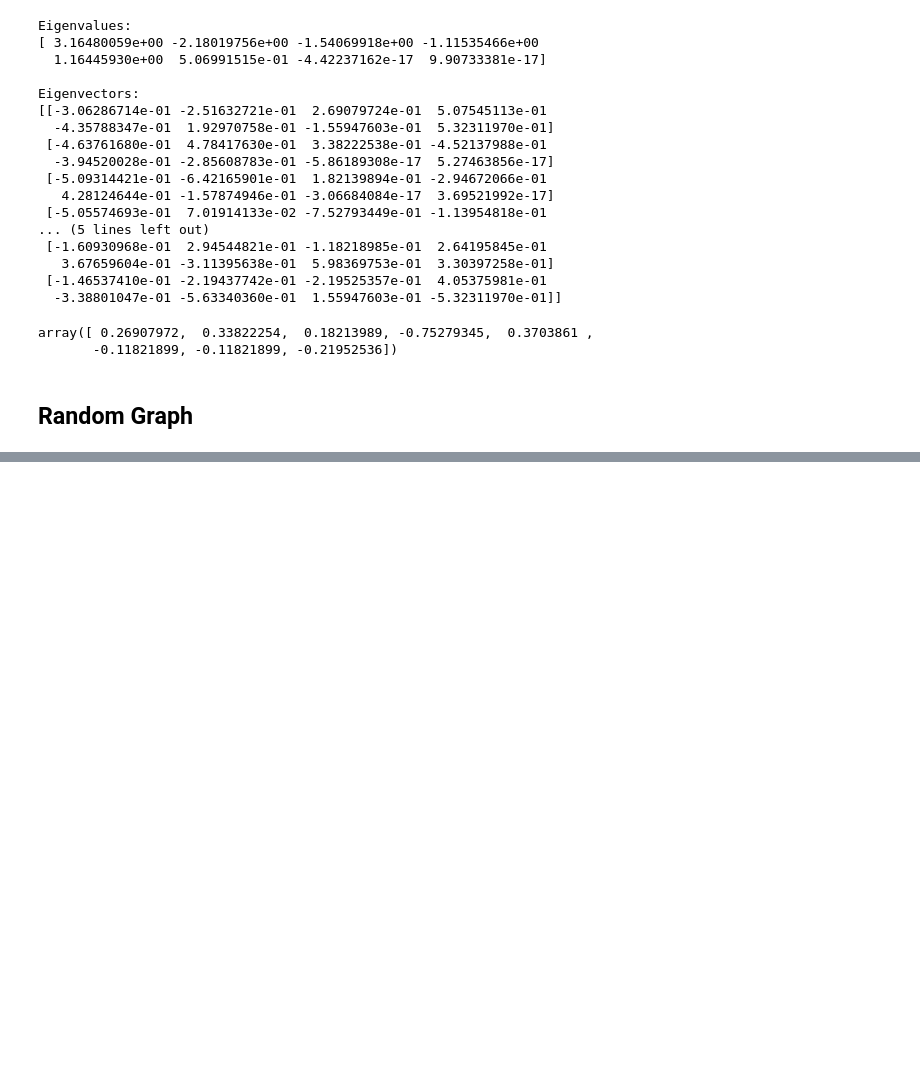
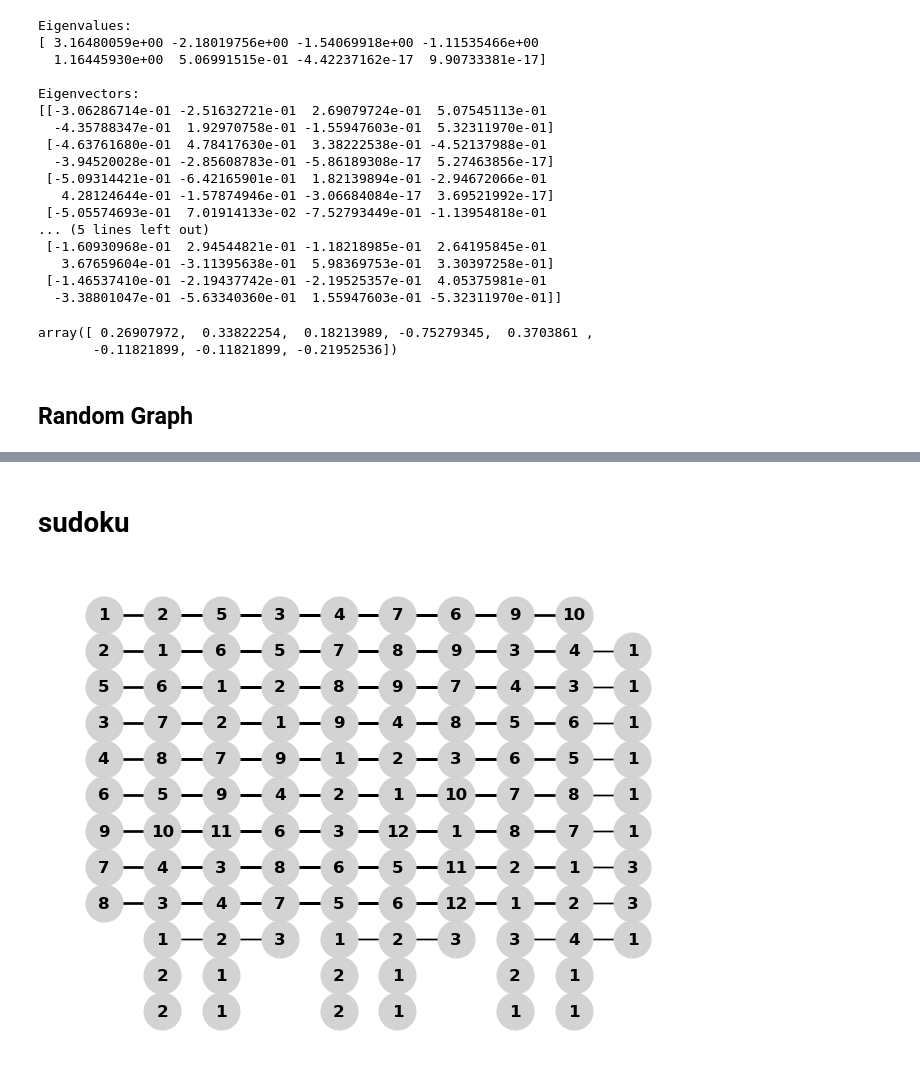
Before and after one commit to francoisbonnard/Math, a Jupyter notebook: graph/networkx.ipynb, the cells around one changed output, grey strips where cells are left out. Drawn from its saved outputs; the diff is of its cells as text; code cells hidden in the pictures; blank space fills up the shorter version.

```diff
--- a/graph/networkx.ipynb
+++ b/graph/networkx.ipynb
@@ -235,0 +236,56 @@ plt.show()
+# %% [markdown]
+# sudoku
+# %%
+import networkx as nx
+import matplotlib.pyplot as plt
+
+def create_sudoku_graph():
+    G = nx.Graph()
+
+    # Ajouter les nœuds représentant les cellules du Sudoku
+    for i in range(1, 10):
+        for j in range(1, 10):
+            G.add_node((i, j))
+
+    # Ajouter les arêtes pour les contraintes du Sudoku
+    for i in range(1, 10):
+        for j in range(1, 10):
+            for k in range(j+1, 10):
+                G.add_edge((i, j), (i, k))  # Contraintes de la même ligne
+                G.add_edge((j, i), (k, i))  # Contraintes de la même colonne
+
+    # Ajouter les arêtes pour les contraintes des blocs
+    for i in range(1, 10, 3):
+        for j in range(1, 10, 3):
+            for k in range(1, 4):
+                for l in range(1, 4):
+                    for m in range(l+1, 4):
+                        G.add_edge((i+k, j+l), (i+k, j+m))
+                        G.add_edge((i+k, j+l), (i+k+1, j+l))
+                        G.add_edge((i+k, j+l), (i+k+2, j+l))
+                        G.add_edge((i+k, j+l), (i+k, j+m))
+                        G.add_edge((i+k, j+l), (i+k+1, j+l))
+                        G.add_edge((i+k, j+l), (i+k+2, j+l))
+
+    return G
+
+def solve_sudoku():
+    G = create_sudoku_graph()
+
+    # Coloration du graphe avec NetworkX
+    coloring = nx.greedy_color(G, strategy='largest_first')
+
+    # Affichage du Sudoku résolu
+    draw_sudoku(G, coloring)
+
+def draw_sudoku(G, coloring):
+    pos = {node: (node[1], -node[0]) for node in coloring}
+    labels = {node: coloring[node] + 1 for node in coloring}
+
+    nx.draw(G, pos, labels=labels, with_labels=True, font_weight='bold', node_size=700, node_color='lightgray')
+    plt.show()
+
+if __name__ == "__main__":
+    solve_sudoku()
+# %% [output]
+[figure, added]
```
Also changed, not shown: parts of 3 cells of this notebook, 5 other files.
